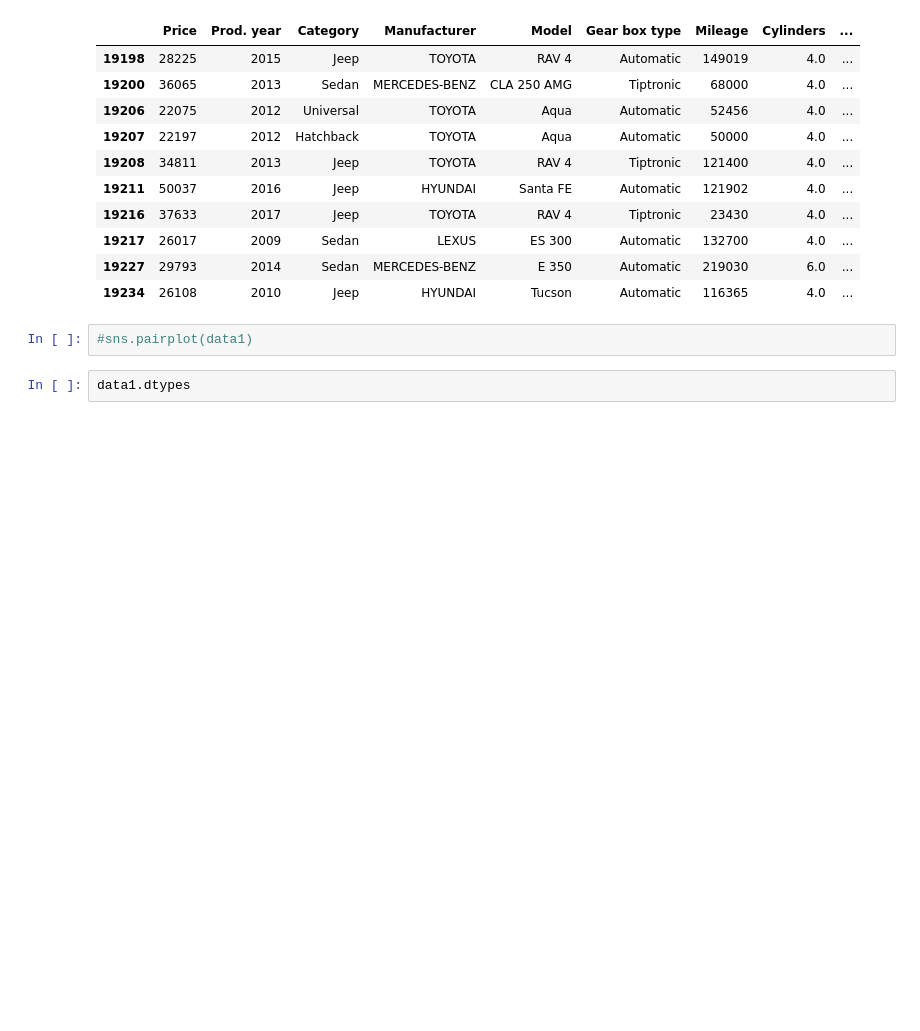
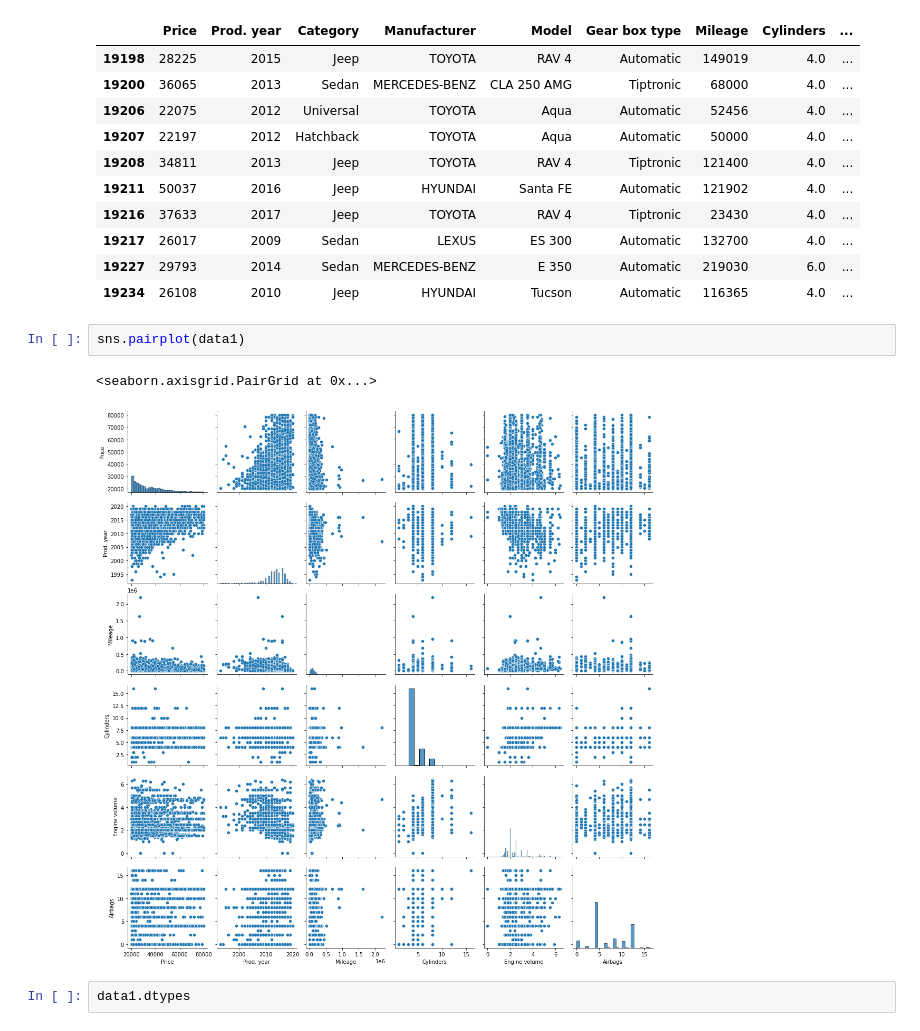
Before and after one commit to EnzoFonteyne/Projeto2CDADOS, a Jupyter notebook: Proj2cdados2021.2.ipynb, the cells around one changed output. Saved outputs shown, nothing was run; the diff lists cells and outputs as text; blank space fills up the shorter version.

Commit message:
descomentando o pairplot

```diff
--- a/Proj2cdados2021.2.ipynb
+++ b/Proj2cdados2021.2.ipynb
@@ -174,7 +174,10 @@ data1.tail(10)
 | 19227 | 29793 | 2014 | Sedan | MERCEDES-BENZ | E 350 | Automatic | 219030 | 6.0 | ... |
 | 19234 | 26108 | 2010 | Jeep | HYUNDAI | Tucson | Automatic | 116365 | 4.0 | ... |
 # %%
-#sns.pairplot(data1)
+sns.pairplot(data1)
+# %% [output]
+<seaborn.axisgrid.PairGrid at 0x...>
+[figure, added]
 # %%
 data1.dtypes
 # %% [output]
```
